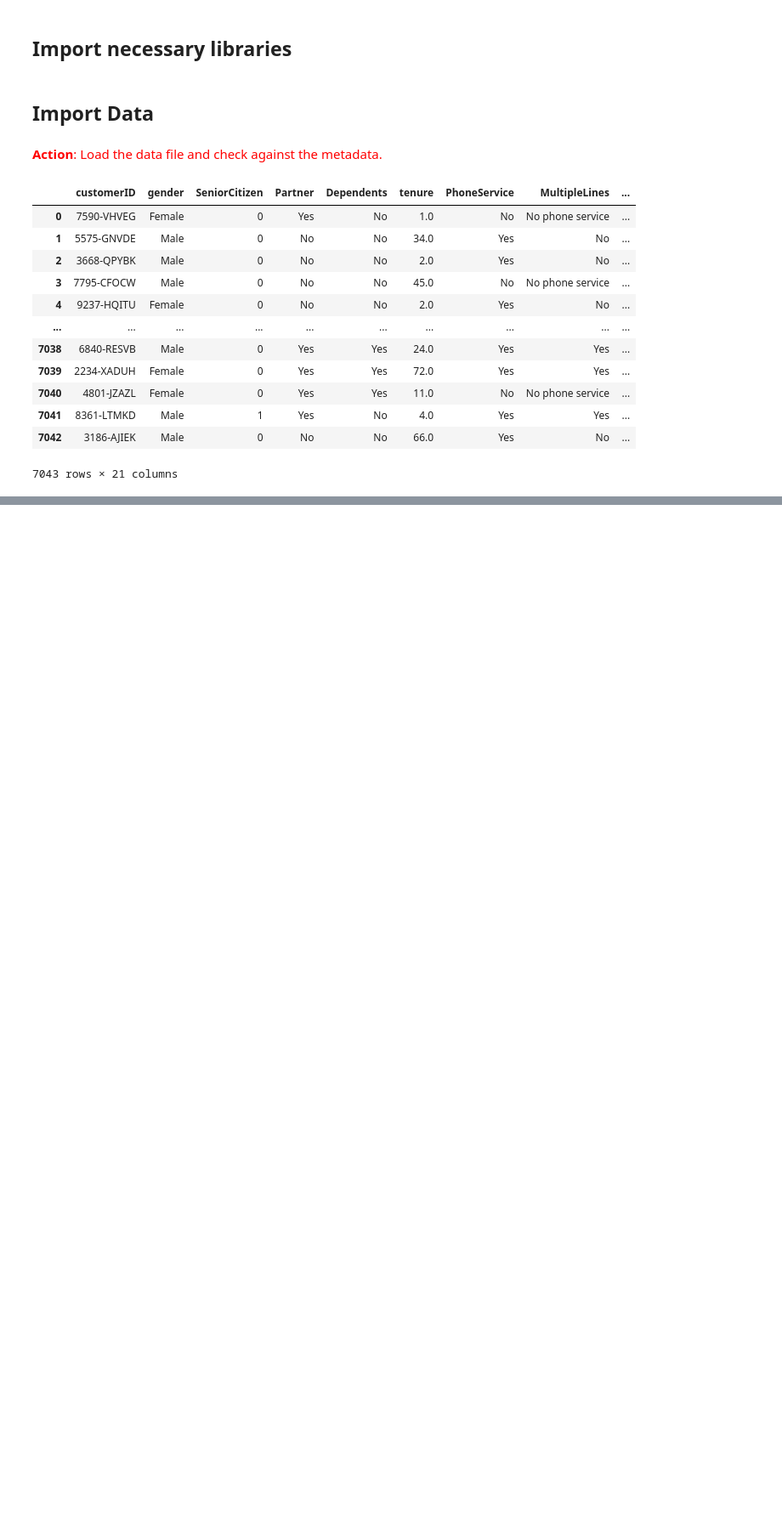
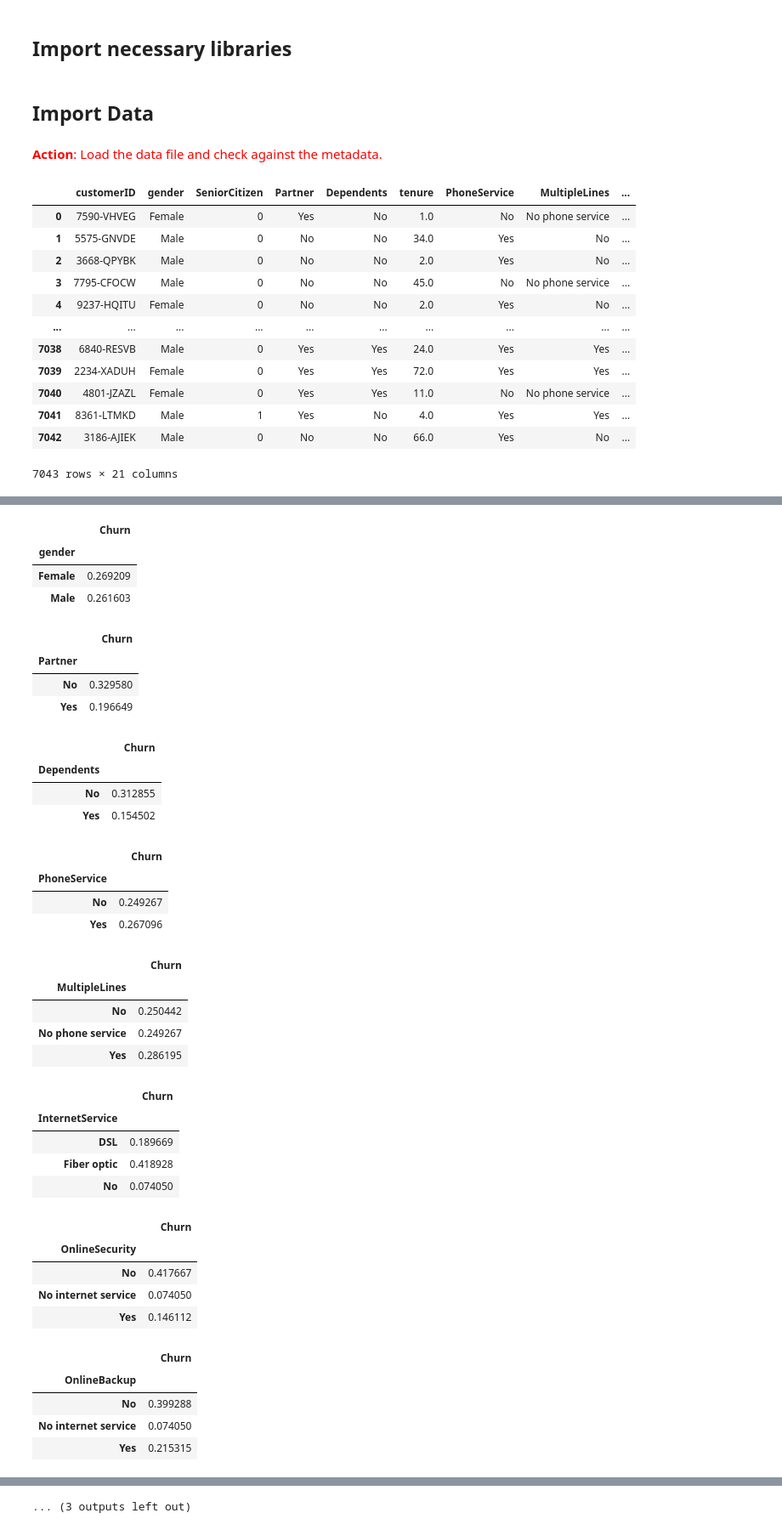
Before and after one commit to LKN-SP/MS9002, a Jupyter notebook: Naive Bayes/Naive Bayes - Class Exercise 1 (completed).ipynb, the cells around one changed output, grey strips where cells are left out. Shown at 85% size. Drawn from its saved outputs; the diff is of its cells as text; code cells hidden in the pictures; blank space fills up the shorter version.

```diff
--- a/Naive Bayes/Naive Bayes - Class Exercise 1 (completed).ipynb
+++ b/Naive Bayes/Naive Bayes - Class Exercise 1 (completed).ipynb
@@ -57,0 +103,3 @@ df
+# %%
+for non_numeric_column in non_numeric_columns:
+    display(df[non_numeric_column].value_counts())
@@ -57,0 +212,4 @@ df
+# %%
+non_numeric_columns = [feature for feature in features if feature not in list(df.describe())]
+for non_numeric_column in non_numeric_columns:
+    display(df[non_numeric_column].value_counts())
@@ -57,0 +262,40 @@ df
+# %%
+for non_numeric_column in non_numeric_columns:
+    display(df[[non_numeric_column, label]].groupby([non_numeric_column]).mean())
+# %% [output]
+|  | Churn |
+| gender |  |
+| Female | 0.269209 |
+| Male | 0.261603 |
+|  | Churn |
+| Partner |  |
+| No | 0.329580 |
+| Yes | 0.196649 |
+|  | Churn |
+| Dependents |  |
+| No | 0.312855 |
+| Yes | 0.154502 |
+|  | Churn |
+| PhoneService |  |
+| No | 0.249267 |
+| Yes | 0.267096 |
+|  | Churn |
+| MultipleLines |  |
+| No | 0.250442 |
+| No phone service | 0.249267 |
+| Yes | 0.286195 |
+|  | Churn |
+| InternetService |  |
+| DSL | 0.189669 |
+| Fiber optic | 0.418928 |
+| No | 0.074050 |
+|  | Churn |
+| OnlineSecurity |  |
+| No | 0.417667 |
+| No internet service | 0.074050 |
+| Yes | 0.146112 |
+|  | Churn |
+| OnlineBackup |  |
+| No | 0.399288 |
+| No internet service | 0.074050 |
+| Yes | 0.215315 |
@@ -57,0 +322 @@ df
+... (3 outputs left out)
```
Also changed, not shown: parts of 20 cells of this notebook, 28 other files.
